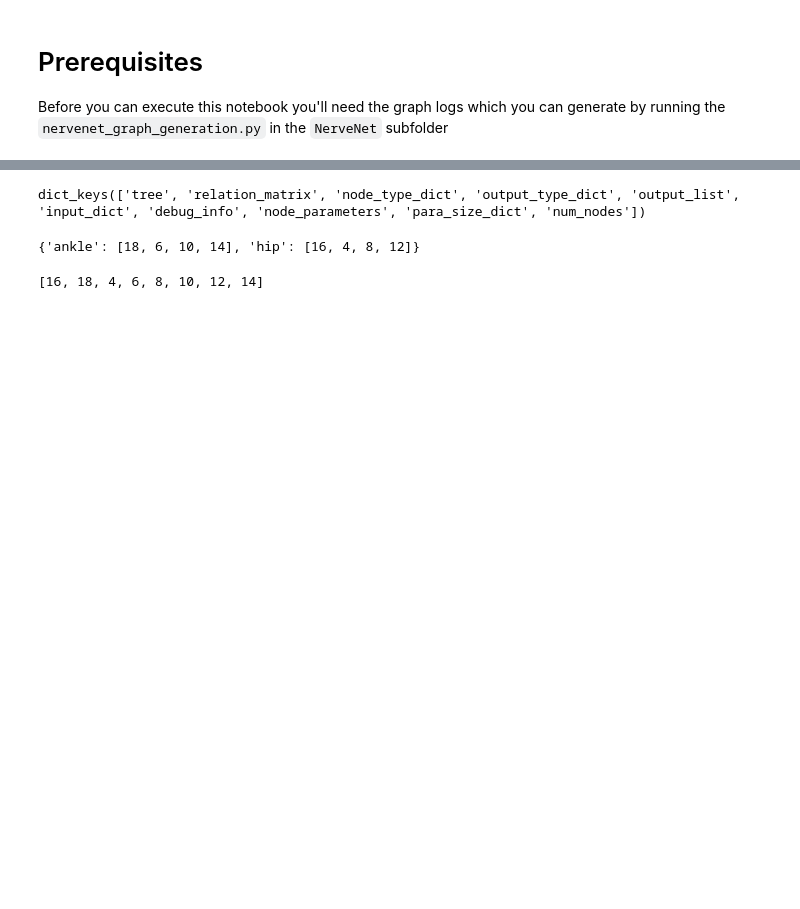
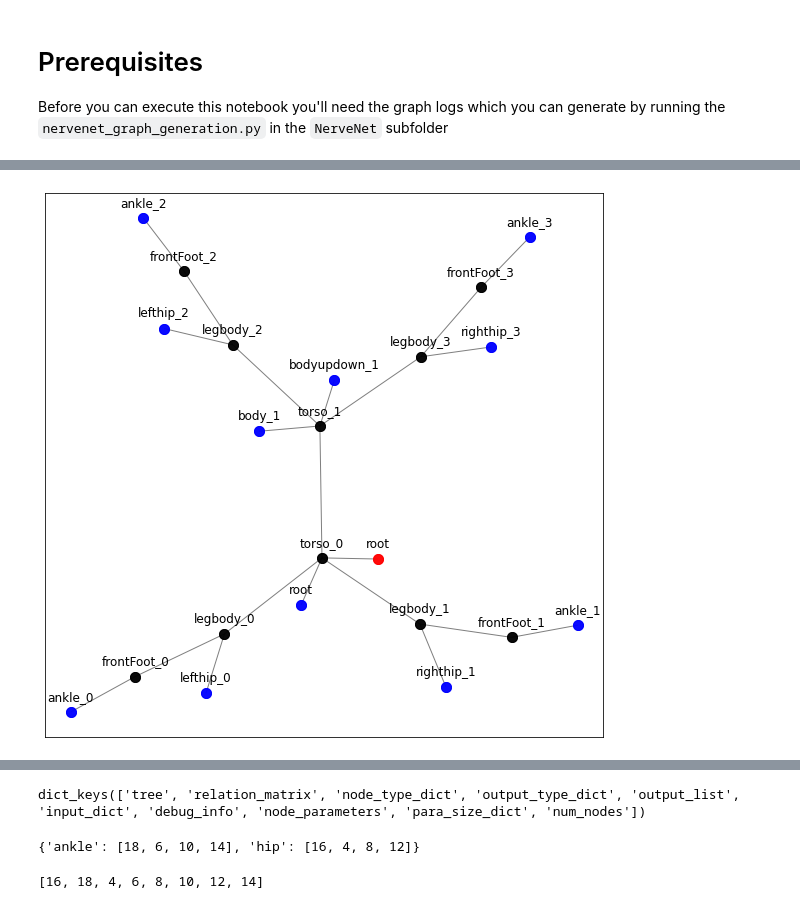
Before and after one commit to HannesStark/gnn-reinforcement-learning, a Jupyter notebook: playground/graph_visualization/robot_graph_visualization.ipynb, the cells around one changed output, grey strips where cells are left out. Drawn from its saved outputs; the diff is of its cells as text; code cells hidden in the pictures; blank space fills up the shorter version.

```diff
--- a/playground/graph_visualization/robot_graph_visualization.ipynb
+++ b/playground/graph_visualization/robot_graph_visualization.ipynb
@@ -110,3 +91,5 @@ HalfCheetah_log = visualize_task_graph("HalfCheetah-v1")
 # %%
-CentipedeFour_log = visualize_task_graph("CentipedeFour-v1", figsize=(14,14))
+CentipedeFour_log = visualize_task_graph("CentipedeFour-v1")
+# %% [output]
+[figure, added]
 # %%
```
Also changed, not shown: parts of 17 cells of this notebook.
